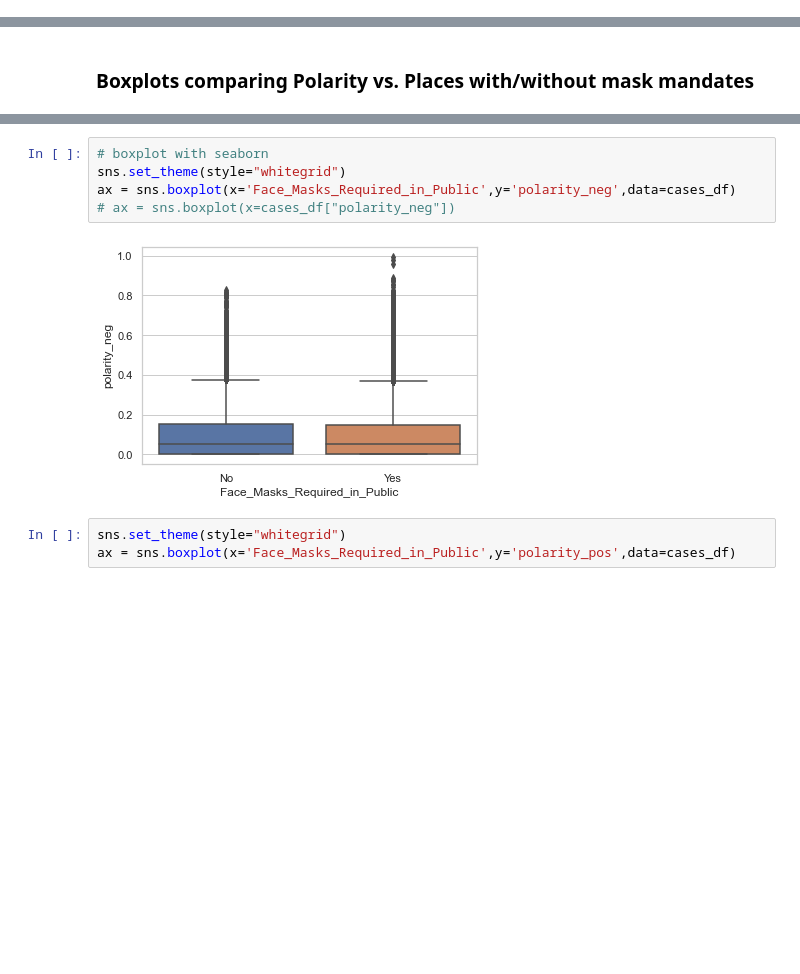
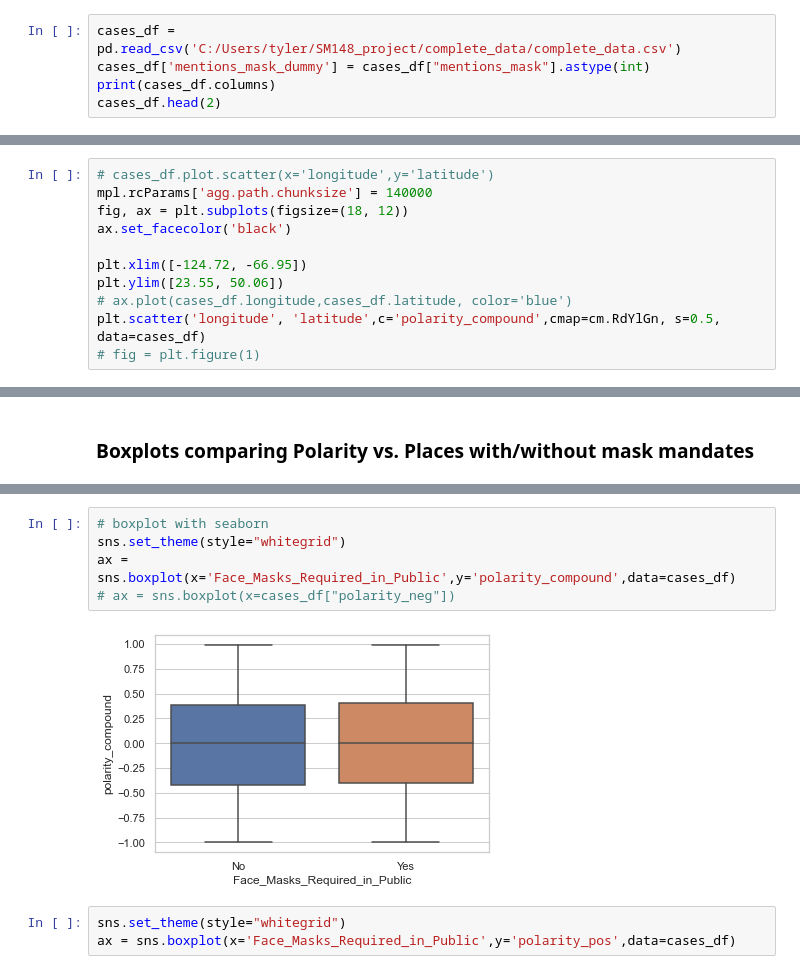
Before and after one commit to tylerwu2222/SM148_Project, a Jupyter notebook: data_visualization/SM148_visualizations.ipynb, the cells around one changed output, grey strips where cells are left out. Cells and saved outputs as stored; diff of their text form; blank space fills up the shorter version.

```diff
--- a/data_visualization/SM148_visualizations.ipynb
+++ b/data_visualization/SM148_visualizations.ipynb
@@ -155,0 +108,5 @@ cases_df['mentions_mask_dummy'] = cases_df["mentions_mask"].astype(int)
+# %%
+cases_df = pd.read_csv('C:/Users/tyler/SM148_project/complete_data/complete_data.csv')
+cases_df['mentions_mask_dummy'] = cases_df["mentions_mask"].astype(int)
+print(cases_df.columns)
+cases_df.head(2)
@@ -155,0 +140,11 @@ cases_df['mentions_mask_dummy'] = cases_df["mentions_mask"].astype(int)
+# %%
+# cases_df.plot.scatter(x='longitude',y='latitude')
+mpl.rcParams['agg.path.chunksize'] = 140000
+fig, ax = plt.subplots(figsize=(18, 12))
+ax.set_facecolor('black')
+
+plt.xlim([-124.72, -66.95])
+plt.ylim([23.55, 50.06])
+# ax.plot(cases_df.longitude,cases_df.latitude, color='blue')
+plt.scatter('longitude', 'latitude',c='polarity_compound',cmap=cm.RdYlGn, s=0.5, data=cases_df)
+# fig = plt.figure(1)
@@ -178,10 +246,10 @@ x_range: (326.2855651, 458087.6585) y_range: (0.0, 1.0)
 # %%
 # boxplot with seaborn
 sns.set_theme(style="whitegrid")
-ax = sns.boxplot(x='Face_Masks_Required_in_Public',y='polarity_neg',data=cases_df)
+ax = sns.boxplot(x='Face_Masks_Required_in_Public',y='polarity_compound',data=cases_df)
 # ax = sns.boxplot(x=cases_df["polarity_neg"])
 # %% [output]
-[figure, old version]
+[figure, new version]
 # %%
 sns.set_theme(style="whitegrid")
 ax = sns.boxplot(x='Face_Masks_Required_in_Public',y='polarity_pos',data=cases_df)
```
Also changed, not shown: parts of 28 cells of this notebook, 3 other files.
